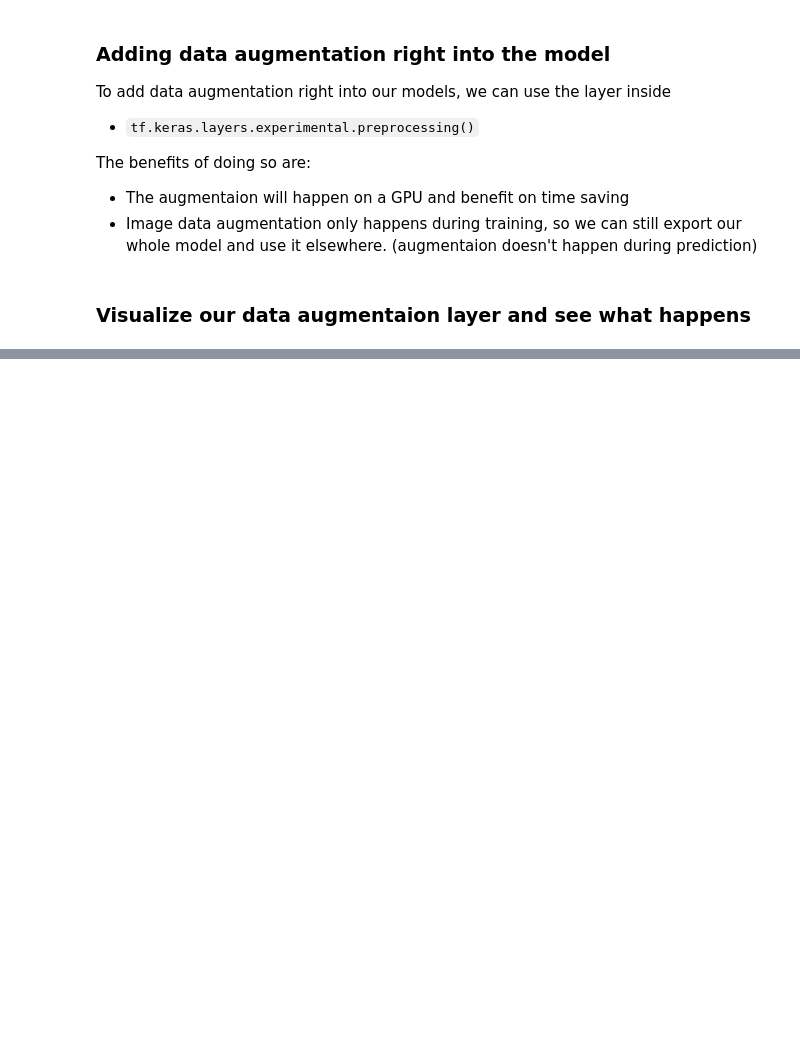
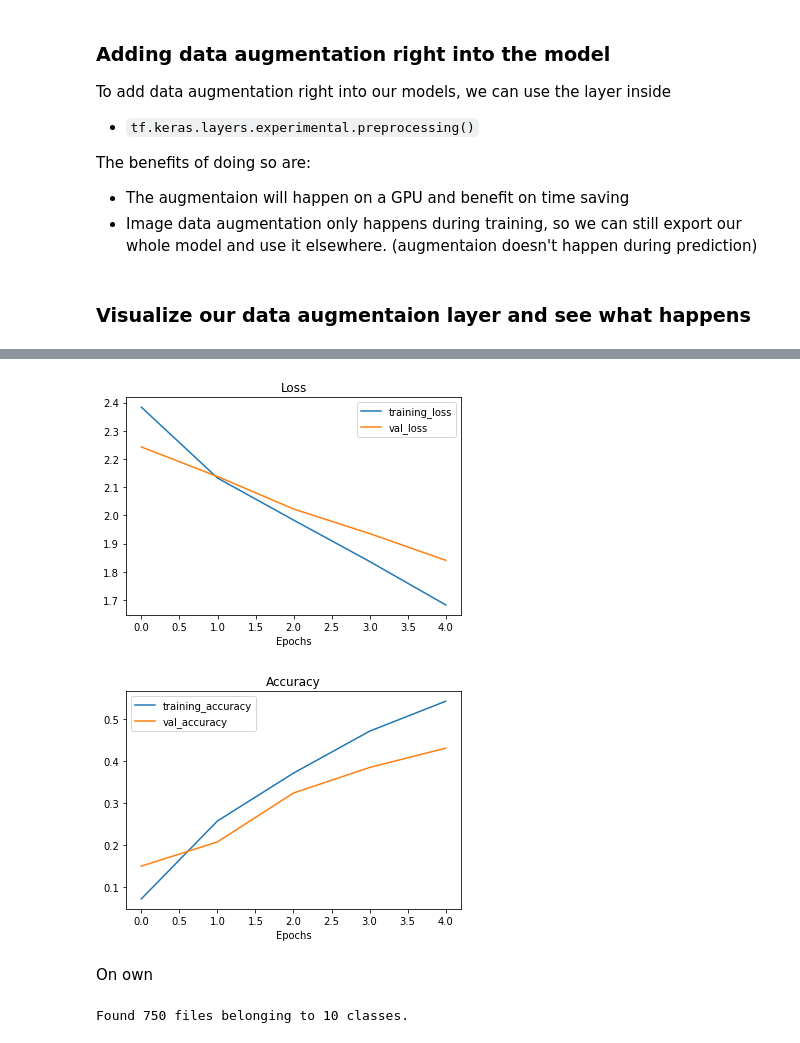
Before and after one commit to shashwat9kumar/ML-And-DataScience, a Jupyter notebook: Tensorflow/05_transfer_learning_with_tensorflow_part_2_fine_tuning.ipynb, the cells around one changed output, grey strips where cells are left out. Saved outputs shown, nothing was run; the diff lists cells and outputs as text; code cells hidden in the pictures; blank space fills up the shorter version.

```diff
--- a/Tensorflow/05_transfer_learning_with_tensorflow_part_2_fine_tuning.ipynb
+++ b/Tensorflow/05_transfer_learning_with_tensorflow_part_2_fine_tuning.ipynb
@@ -523,0 +528,38 @@ plt.axis(False);
+# %%
+# Setup the inpite shape and base model, freezing the base model
+input_shape = (224,224,3)
+base_model = tf.keras.applications.EfficientNetB0(include_top=False)
+base_model.trainable = False
+
+# Creating input layer
+inputs = layers.Input(shape=input_shape, name="input_layer")
+
+# Add in data aufmentaion Sequential model as a layer
+x = data_augmentation(inputs)
+
+# Give base_model the inputs after they have been augmented
+x = base_model(x, training=False)
+
+# Pool the outputs of the base model
+x = layers.GlobalAveragePooling2D(name="global_average_pooling_layer")(x)
+
+# Put a dense layer o as the output
+outputs = layers.Dense(10, activation="softmax", name="output_layer")(x)
+
+# Make a model using the inputs and outputs
+model_1 = keras.Model(inputs, outputs)
+
+# Comile the model
+model_1.compile(loss="categorical_crossentropy",
+                optimizer=tf.keras.optimizers.Adam(),
+                metrics=["accuracy"])
+
+# Fit the model
+history_1_percent = model_1.fit(train_data_1_percent,
+                                epochs=5,
+                                steps_per_epoch=len(train_data_1_percent),
+                                validation_data=test_data,
+                                validation_steps=int(0.25 * len(test_data)),
+                                # Create some callbacks
+                                callbacks=[create_tensorboard_callback(dir_name="transfer_learning",
+                                                                       experiment_name="1_percent_data_aug")])
@@ -523,0 +613,9 @@ plt.axis(False);
+# %%
+# How does the model on 1% data with data augmentsation's loss curve look like
+
+plot_loss_curves(history_1_percent)
+# %% [output]
+[figure, added]
+[figure, added]
+# %% [markdown]
+On own
@@ -523,0 +628,7 @@ plt.axis(False);
+# %%
+train_data_10_percent = image_dataset_from_directory(train_dir,
+                                                     image_size=(224,224),
+                                                     batch_size=32,
+                                                     label_mode="categorical")
+# %% [output]
+Found 750 files belonging to 10 classes.
```
Also changed, not shown: parts of 39 cells of this notebook.
